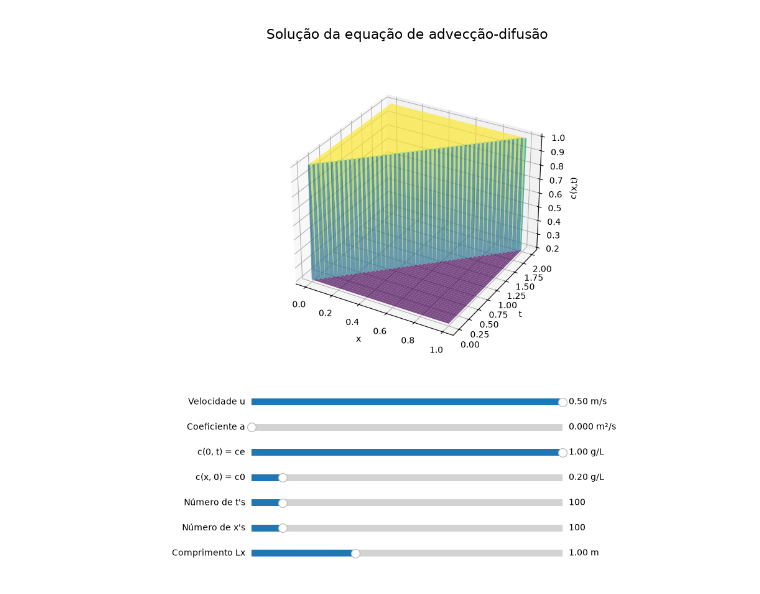
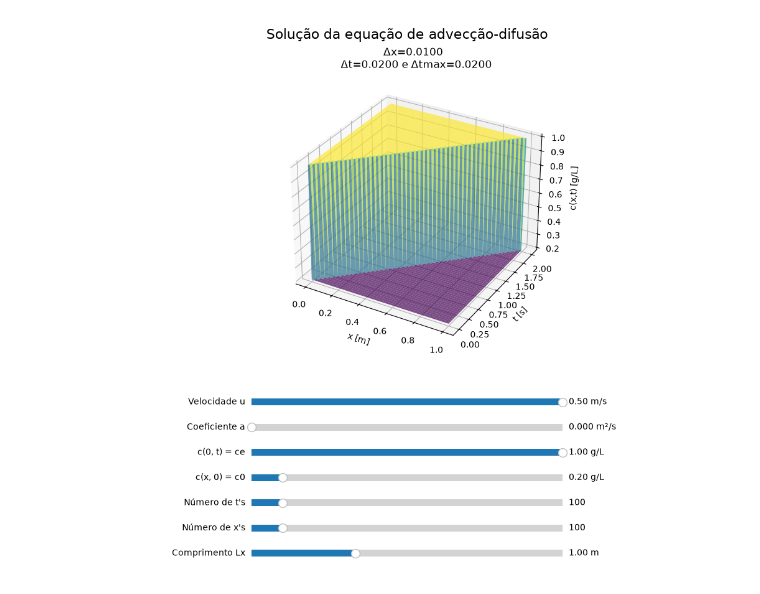
Before and after one commit to nicolasfouv/metodos-numericos-para-equacoes-diferenciais, a Jupyter notebook: main.ipynb, the cells around one changed output. Saved outputs shown, nothing was run; the diff lists cells and outputs as text; code cells hidden in the pictures.

Commit message:
feat: exibição dos valores de dx, dt e dtmax

```diff
--- a/main.ipynb
+++ b/main.ipynb
@@ -57,6 +57,11 @@ def interactive_plot(method, T, numTs, Lx, numXs, u, a, ce, c0):
     fig.canvas.manager.set_window_title('')
     ax = fig.add_subplot(1, 1, 1, projection='3d')
 
+    dx = Lx / numXs
+    dt = T / numTs
+    dtmax = dx**2 / (u * dx + 2 * a)
+    ax.set_title(f'Δx={dx:.4f} \n Δt={dt:.4f} e Δtmax={dtmax:.4f}', fontsize=12)
+
     # Criação dos sliders (posicionados abaixo do gráfico)
     slider_h = 0.025 # altura de cada slider
     spacing = 0.045 # espaçamento vertical entre sliders
@@ -101,8 +106,13 @@ def interactive_plot(method, T, numTs, Lx, numXs, u, a, ce, c0):
         t = np.linspace(0, T, numTs)
         X, T_grid = np.meshgrid(x, t)
 
+        dx = Lx / numXs
+        dt = T / numTs
+        dtmax = dx**2 / (u * dx + 2 * a)
+
         f_d.remove()
         f_d = ax.plot_surface(X, T_grid, Q, cmap='viridis', alpha=0.7)
+        ax.set_title(f'Δx={dx:.4f} \n Δt={dt:.4f} e Δtmax={dtmax:.4f}', fontsize=12)
         fig.canvas.draw_idle()
 
     slider_u.on_changed(update)
@@ -113,31 +123,31 @@ def interactive_plot(method, T, numTs, Lx, numXs, u, a, ce, c0):
     slider_nx.on_changed(update)
     slider_Lx.on_changed(update)
 
     ax.set_xlabel('x [m]')
     ax.set_ylabel('t [s]')
     ax.set_zlabel('c(x,t) [g/L]')
 
     plt.show()
 
 def main_interactive():
     # Malha
     Lx = 1.0
     nx = 100
     T = 2.0
     nt = 100
 
     # Constantes
     u = 0.5
     a = 0
 
     # Condição inicial
     c0 = 0.2
 
     # Condição de contorno de entrada
     ce = 1
 
     interactive_plot(FTCS, T, nt, Lx, nx, u, a, ce, c0)
 
 main_interactive()
 # %% [output]
-[figure, old version]
+[figure, new version]
```
